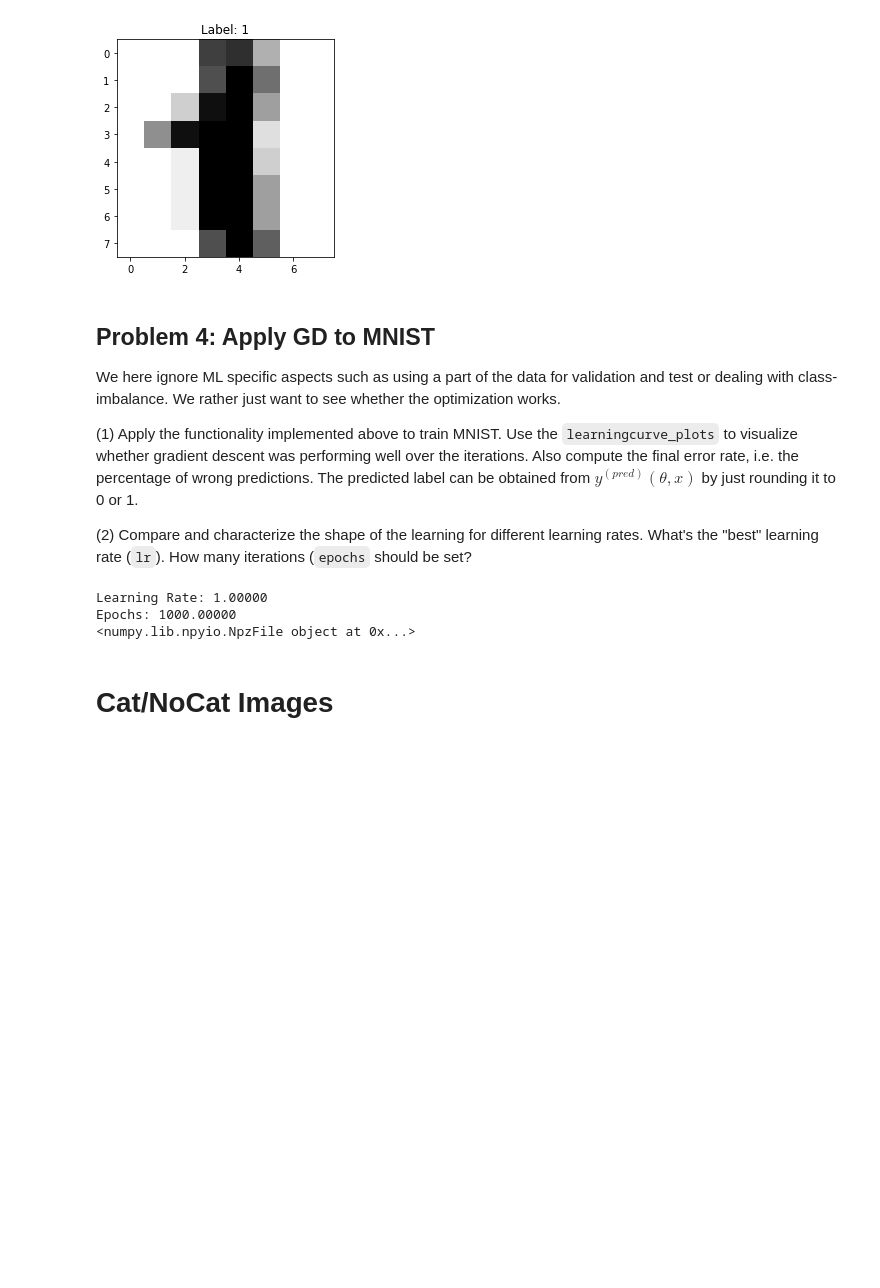
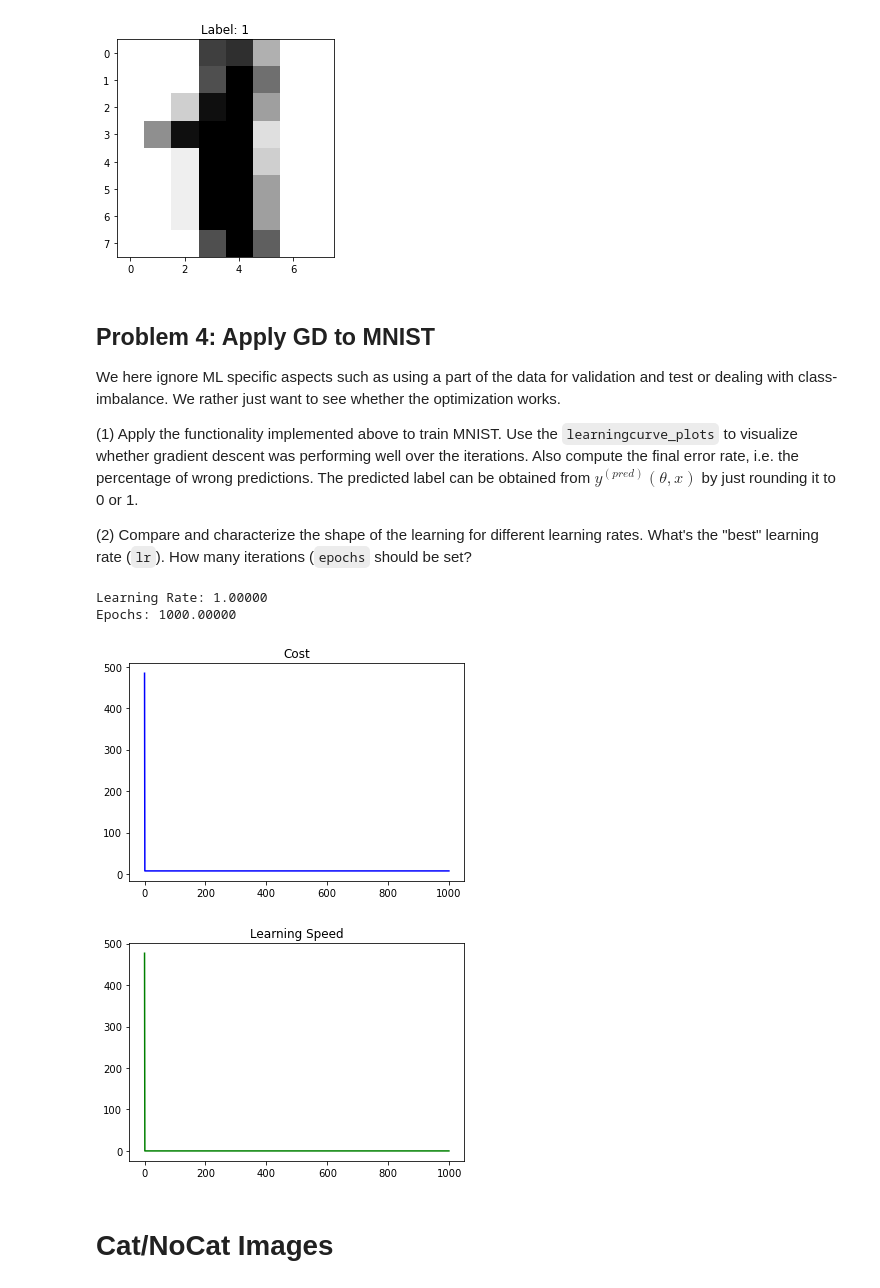
Before and after one commit to jsvilling/VANA_Assignemnts, a Jupyter notebook: train_neural_net-stud_villing_zellweger.ipynb, the cells around one changed output. Cells and saved outputs as stored; diff of their text form; code cells hidden in the pictures; blank space fills up the shorter version.

Commit message:
Work on gradient descent for assignment 3

```diff
--- a/train_neural_net-stud_villing_zellweger.ipynb
+++ b/train_neural_net-stud_villing_zellweger.ipynb
@@ -255,8 +256,8 @@ class Model:
         """
         # START YOUR CODE
 
-        self.bias_deriv = np.sum(deriv_loss, axis=0)
-        self.weight_deriv = np.dot(self.bias_deriv.T, self.out)
+        self.bias_deriv = np.sum(deriv_loss, axis=0)[0]
+        self.weight_deriv = np.dot(self.bias_deriv, self.out)
 
         # END YOUR CODE
 
@@ -311,7 +309,7 @@ class CrossEntropy:
 
         loss = 0
         for i, y in enumerate(ypred):
-            loss += - y[ytrue[i]] + np.log(np.sum(np.exp(y)))
+            loss += - y[ytrue[0,i]] + np.log(np.sum(np.exp(y)))
 
         return loss/len(ytrue)
 
@@ -369,8 +367,8 @@ def vanilla_gradient_descent(model, cost, weights_hidden, weights_output, data,
     # START YOUR CODE
     model.initialize(weights_hidden, weights_output)
 
-    inputs = data.input
-    labels = data.label
+    inputs = data['input']
+    labels = data['label']
     o = inputs
 
     cost_history = [cost.cost(o, labels)]
@@ -383,7 +381,7 @@ def vanilla_gradient_descent(model, cost, weights_hidden, weights_output, data,
         c = cost.cost(o, labels)
         cost_history.append(c)
 
-        lr = np.array(cost_history)[-2,0] - np.array(cost_history)[-1,0]
+        lr = cost_history[-2] - cost_history[-1]
         lr_history.append([lr])
 
         dl = cost.derivative_loss(o, labels)
@@ -461,23 +459,31 @@ We here ignore ML specific aspects such as using a part of the data for validati
 # %%
 n0 = X.shape[0]
 n1 = 50
 
 lr = 1.0
 epochs = 1000
 print("Learning Rate: %6.5f"%lr)
 print("Epochs: %6.5f"%epochs)
 
 # START YOUR CODE
 model = Model(n0, n1)
 weights_hidden, weights_output = initial_weights(n0, n1)
 cost = CrossEntropy()
 
-vanilla_gradient_descent(model, cost, weights_hidden, weights_output, data, lr, epochs)
+d = {
+    'input': data['X'].T[1:,:],
+    'label': data['y'].T.reshape(1,X.shape[1])
+}
+
+c, l = vanilla_gradient_descent(model, cost, weights_hidden, weights_output, d, lr, epochs)
+
+learningcurve_plots(c, l)
 # END YOUR CODE
 # %% [output]
 Learning Rate: 1.00000
 Epochs: 1000.00000
-<numpy.lib.npyio.NpzFile object at 0x...>
+[figure, added]
+[figure, added]
 # %%
 ## YOUR FINDINGS on (2) SHOULD BE POSTED HERE
 # %% [markdown]
```
Also changed, not shown: parts of 3 cells of this notebook, 1 other file.
